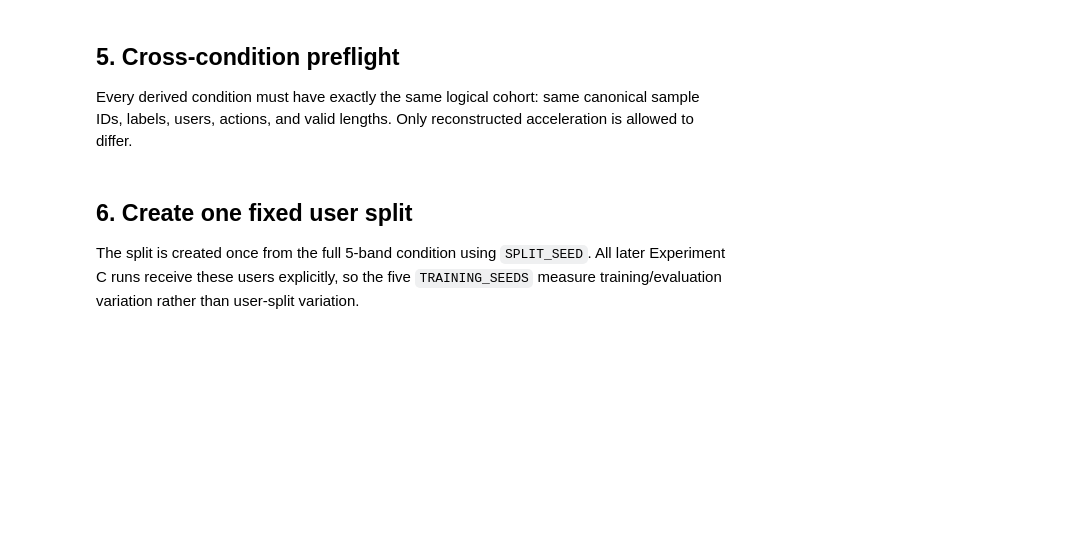
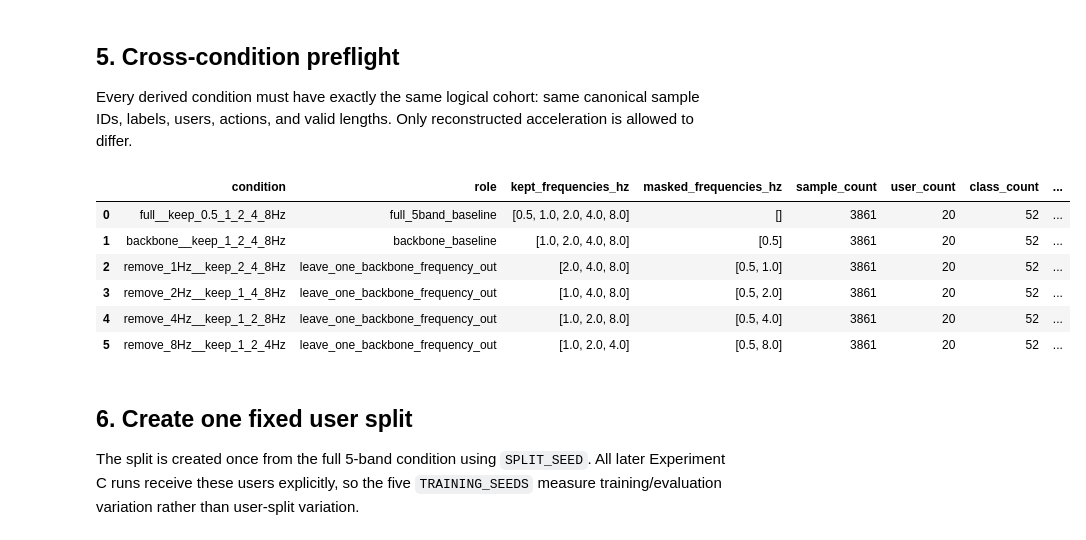
Before and after one commit to hellowPluto78700/writingRing, a Jupyter notebook: notebooks/experiment_C_frequency_mask_ablation.ipynb, the cells around one changed output. Drawn from its saved outputs; the diff is of its cells as text; code cells hidden in the pictures; blank space fills up the shorter version.

```diff
--- a/notebooks/experiment_C_frequency_mask_ablation.ipynb
+++ b/notebooks/experiment_C_frequency_mask_ablation.ipynb
@@ -86,8 +91,8 @@ The input must still contain the original variable-length `segmentation/` data b
 
 INPUT_COMBINATION_ROOTS: tuple[str, ...] = (
     # Example:
-    # "outputs/action0_rectified/.../aligned-board-events",
-    # "outputs/action1_rectified/.../aligned-board-events",
+    "outputs/action0_default_wavelets/low-pass/aligned-board-events",
+    "outputs/action1_default_wavelets/low-pass/aligned-board-events",
 )
 
 # Scientific backbone under test.
@@ -99,7 +104,8 @@ TRAINING_SEEDS: tuple[int, ...] = (13, 37, 71, 101, 137)
 SPLIT_SEED: int = 12345
 
 EXCLUDED_USERS: tuple[str, ...] = ("user_17",)
-INCLUDED_LABELS: tuple[str, ...] | None = None
+# Ordered labels to retain after user exclusion; None keeps every label.
+INCLUDED_LABELS: tuple[str, ...] | None = ("A", "B", "C", "D", "E", "X", "G", "H", "I", "J", "K", "L")
 TRAIN_FRACTION: float = 0.70
 VAL_FRACTION: float = 0.15
 REQUIRE_ALL_LABELS_IN_ALL_SPLITS: bool = True
@@ -682,6 +733,32 @@ def manifest_signature(frame: pd.DataFrame) -> pd.DataFrame:
     if missing:
         raise KeyError(f"sample_manifest missing columns: {missing}")
     return frame.loc[:, columns].sort_values("sample_id").reset_index(drop=True)
+
+
+def final_cohort_manifest(frame: pd.DataFrame, *, condition_name: str) -> pd.DataFrame:
+    """Return the user- and label-selected manifest used for preflight checks."""
+    selected = frame.copy().reset_index(drop=True)
+    if EXCLUDED_USERS:
+        excluded_users = {normalize_user_name(value) for value in EXCLUDED_USERS}
+        normalized_users = selected["user"].astype(str).map(normalize_user_name)
+        selected = selected.loc[~normalized_users.isin(excluded_users)].reset_index(drop=True)
+
+    if INCLUDED_LABELS is None:
+        return selected
+
+    requested_labels = tuple(str(label) for label in INCLUDED_LABELS)
+    available_labels = set(selected["label"].astype(str))
+    missing_labels = [label for label in requested_labels if label not in available_labels]
+    if missing_labels:
+        raise ValueError(
+            f"{condition_name}: requested labels are absent after user exclusion: {missing_labels}"
+        )
+    if not requested_labels:
+        raise ValueError("INCLUDED_LABELS must contain at least one label when provided")
+
+    return selected.loc[
+        selected["label"].astype(str).isin(set(requested_labels))
+    ].reset_index(drop=True)
 
 
 DATA_BY_CONDITION: dict[str, object] = {}
@@ -691,34 +768,44 @@ REFERENCE_SIGNATURE: pd.DataFrame | None = None
 for condition in CONDITIONS:
     name = str(condition["condition"])
     data = load_acceleration_data(
         DERIVED_ROOTS_BY_CONDITION[name],
         repository_root=REPO_ROOT,
         require_reconstruction=True,
     )
-    signature = manifest_signature(data.sample_manifest)
+    signature = manifest_signature(
+        final_cohort_manifest(data.sample_manifest, condition_name=name)
+    )
     if REFERENCE_SIGNATURE is None:
         REFERENCE_SIGNATURE = signature
     elif not signature.equals(REFERENCE_SIGNATURE):
         raise AssertionError(f"Cross-condition cohort mismatch: {name}")
 
     DATA_BY_CONDITION[name] = data
     PREFLIGHT_ROWS.append(
         {
             "condition": name,
             "role": condition["role"],
             "kept_frequencies_hz": list(condition["kept_frequencies_hz"]),
             "masked_frequencies_hz": list(condition["masked_frequencies_hz"]),
             "sample_count": len(signature),
             "user_count": signature["user"].nunique(),
             "class_count": signature["label"].nunique(),
             "actions": sorted(signature["action"].astype(str).unique().tolist()),
         }
     )
 
 PREFLIGHT_TABLE = pd.DataFrame(PREFLIGHT_ROWS)
 if not PREFLIGHT_TABLE.empty:
     PREFLIGHT_TABLE.to_csv(OUTPUT_ROOT / "ablation_preflight.csv", index=False)
     display(PREFLIGHT_TABLE)
+# %% [output]
+|  | condition | role | kept_frequencies_hz | masked_frequencies_hz | sample_count | user_count | class_count | ... |
+| 0 | full__keep_0.5_1_2_4_8Hz | full_5band_baseline | [0.5, 1.0, 2.0, 4.0, 8.0] | [] | 3861 | 20 | 52 | ... |
+| 1 | backbone__keep_1_2_4_8Hz | backbone_baseline | [1.0, 2.0, 4.0, 8.0] | [0.5] | 3861 | 20 | 52 | ... |
+| 2 | remove_1Hz__keep_2_4_8Hz | leave_one_backbone_frequency_out | [2.0, 4.0, 8.0] | [0.5, 1.0] | 3861 | 20 | 52 | ... |
+| 3 | remove_2Hz__keep_1_4_8Hz | leave_one_backbone_frequency_out | [1.0, 4.0, 8.0] | [0.5, 2.0] | 3861 | 20 | 52 | ... |
+| 4 | remove_4Hz__keep_1_2_8Hz | leave_one_backbone_frequency_out | [1.0, 2.0, 8.0] | [0.5, 4.0] | 3861 | 20 | 52 | ... |
+| 5 | remove_8Hz__keep_1_2_4Hz | leave_one_backbone_frequency_out | [1.0, 2.0, 4.0] | [0.5, 8.0] | 3861 | 20 | 52 | ... |
 # %% [markdown]
 
 ## 6. Create one fixed user split
```
Also changed, not shown: parts of 9 cells of this notebook.
